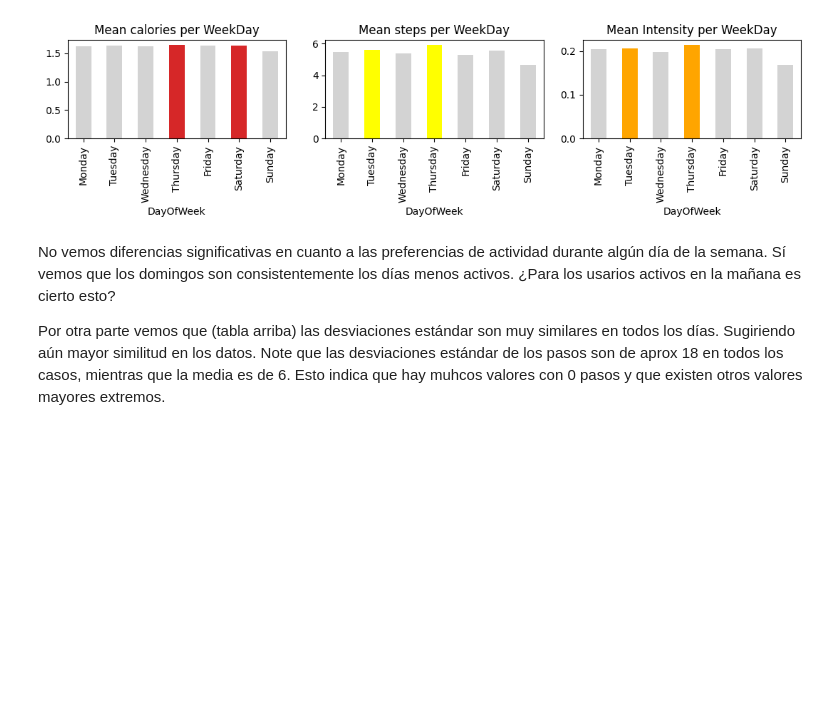
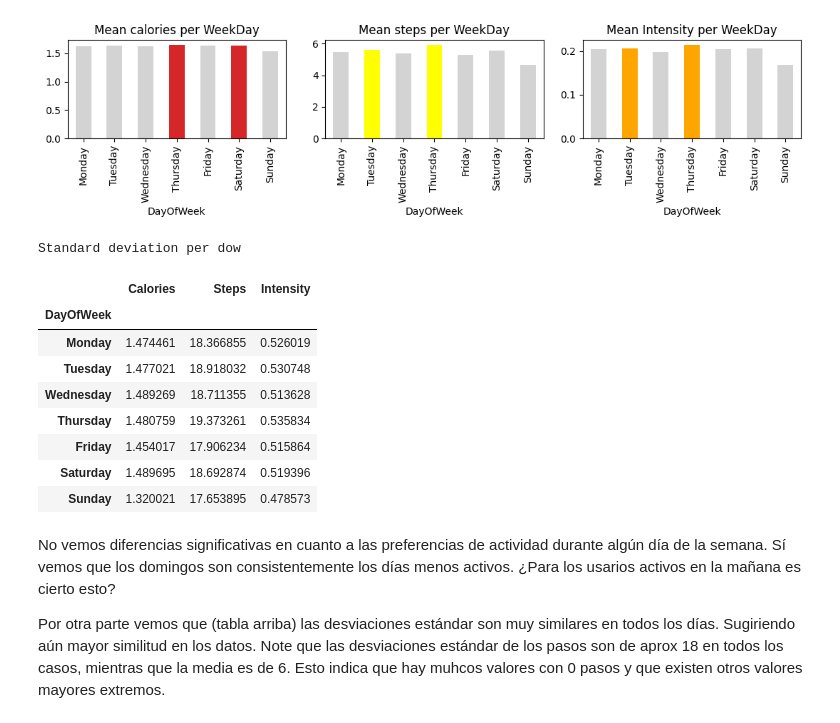
Before and after one commit to JuanD13Perez/Books_and_courses, a Jupyter notebook: Google_Data_Analysis_Prof_Certificate/Bellabeat_Case_Study.ipynb, the cells around one changed output. Saved outputs shown, nothing was run; the diff lists cells and outputs as text; code cells hidden in the pictures; blank space fills up the shorter version.

```diff
--- a/Google_Data_Analysis_Prof_Certificate/Bellabeat_Case_Study.ipynb
+++ b/Google_Data_Analysis_Prof_Certificate/Bellabeat_Case_Study.ipynb
@@ -1012,6 +1012,20 @@ media_inten.plot.bar( title = 'Mean Intensity per WeekDay',ax = axes[2], color =
 fig.tight_layout()
 # %% [output]
 [figure]
+# %%
+print('Standard deviation per dow')
+df.groupby(['DayOfWeek'])[['Calories', 'Steps', 'Intensity']].std().reindex(days_order)
+# %% [output]
+Standard deviation per dow
+|  | Calories | Steps | Intensity |
+| DayOfWeek |  |  |  |
+| Monday | 1.474461 | 18.366855 | 0.526019 |
+| Tuesday | 1.477021 | 18.918032 | 0.530748 |
+| Wednesday | 1.489269 | 18.711355 | 0.513628 |
+| Thursday | 1.480759 | 19.373261 | 0.535834 |
+| Friday | 1.454017 | 17.906234 | 0.515864 |
+| Saturday | 1.489695 | 18.692874 | 0.519396 |
+| Sunday | 1.320021 | 17.653895 | 0.478573 |
 # %% [markdown]
 No vemos diferencias significativas en cuanto a las preferencias de actividad durante algún día de la semana. Sí vemos que los domingos son consistentemente los días menos activos. ¿Para los usarios activos en la mañana es cierto esto?
 
```
Also changed, not shown: parts of 7 cells of this notebook.
